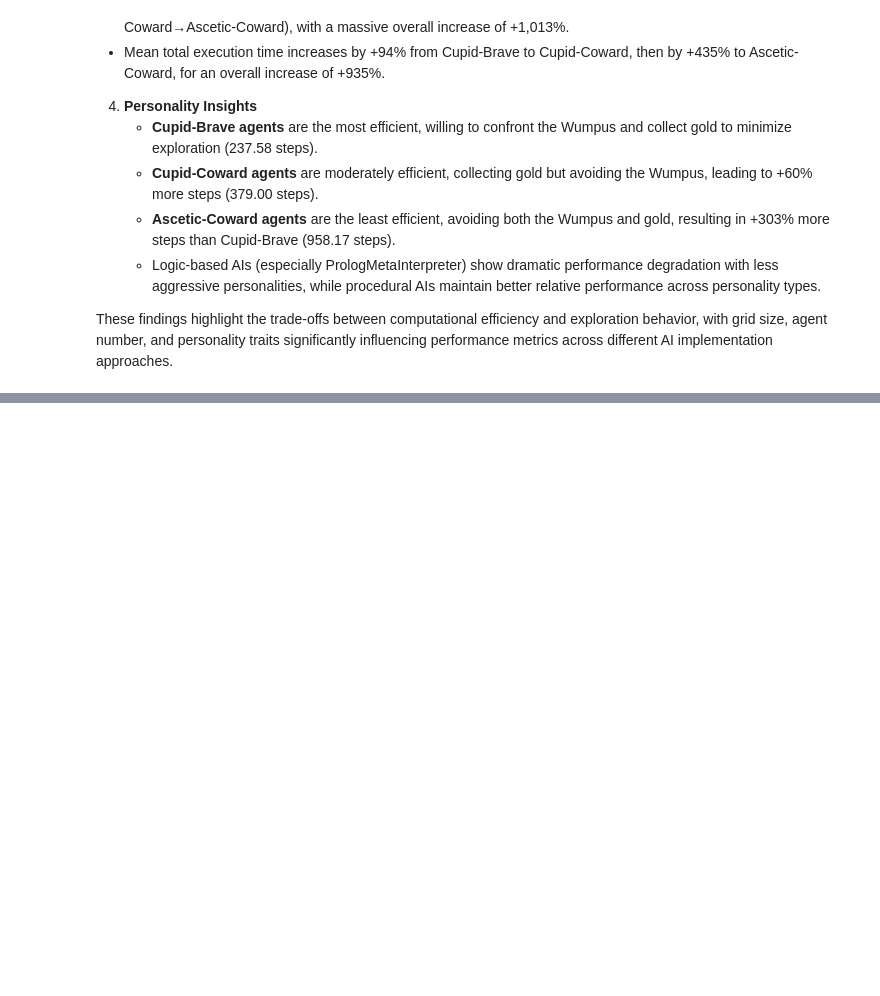
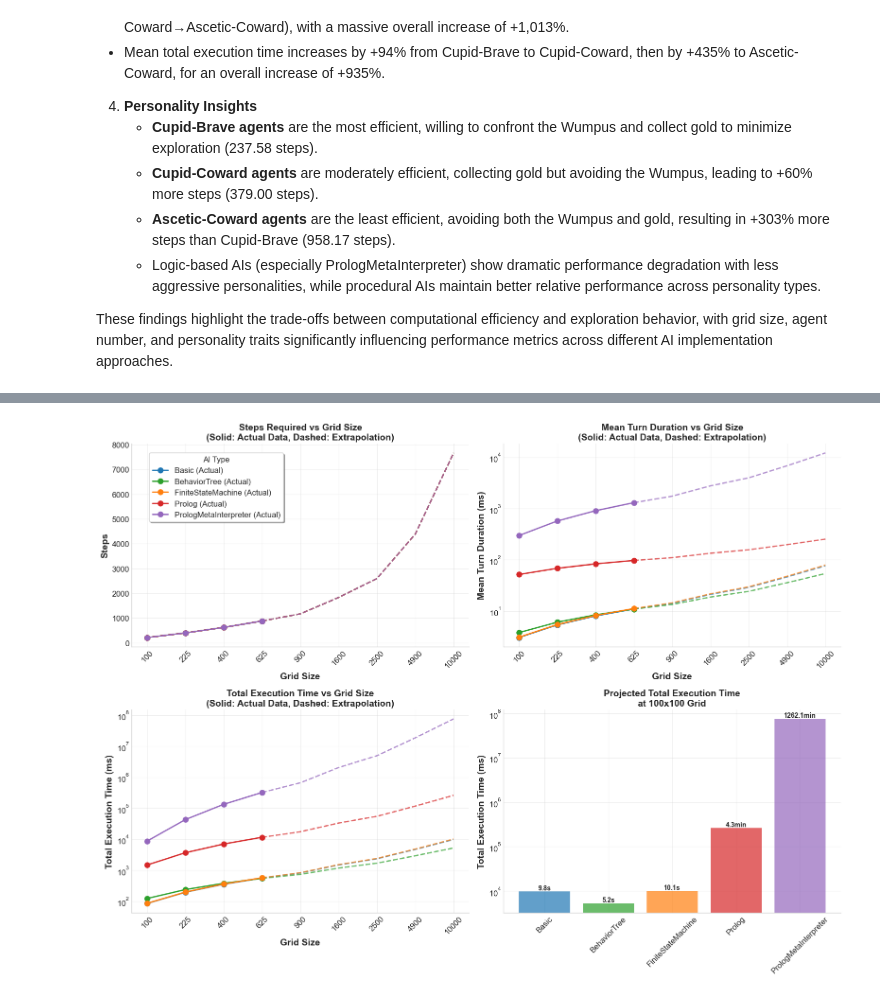
Before and after one commit to lapeyrade/WumpusWorld, a Jupyter notebook: data/data_analysis.ipynb, the cells around one changed output, grey strips where cells are left out. Drawn from its saved outputs; the diff is of its cells as text; code cells hidden in the pictures; blank space fills up the shorter version.

```diff
--- a/data/data_analysis.ipynb
+++ b/data/data_analysis.ipynb
@@ -1185,0 +1353,94 @@ These findings highlight the trade-offs between computational efficiency and exp
+# %%
+# Create comprehensive extrapolation plot for grid size scaling
+fig, axes = plt.subplots(2, 2, figsize=(16, 12))
+
+# Define grid size labels for x-axis
+grid_labels = ['100', '225', '400', '625', '900', '1600', '2500', '4900', '10000']
+actual_data_end = 4  # Index where actual data ends
+
+# Plot 1: Steps vs Grid Size
+ax = axes[0, 0]
+for ai_type in grid_extrapolations.keys():
+    y_vals = grid_extrapolations[ai_type]['steps']
+    # Plot actual data points
+    ax.plot(range(actual_data_end), y_vals[:actual_data_end], 'o-',
+            color=ai_colors[ai_type], linewidth=2, markersize=8, label=f'{ai_type} (Actual)')
+    # Plot extrapolated data
+    ax.plot(range(actual_data_end-1, len(extended_grid_sizes)), y_vals[actual_data_end-1:],
+            '--', color=ai_colors[ai_type], linewidth=2, alpha=0.7)
+
+ax.set_title('Steps Required vs Grid Size\n(Solid: Actual Data, Dashed: Extrapolation)', fontweight='bold', fontsize=14)
+ax.set_xlabel('Grid Size', fontweight='bold')
+ax.set_ylabel('Steps', fontweight='bold')
+ax.set_xticks(range(len(grid_labels)))
+ax.set_xticklabels(grid_labels, rotation=45)
+ax.grid(True, alpha=0.3)
+
+# Plot 2: Mean Turn Duration vs Grid Size
+ax = axes[0, 1]
+for ai_type in grid_extrapolations.keys():
+    y_vals = grid_extrapolations[ai_type]['mean_turn']
+    ax.plot(range(actual_data_end), y_vals[:actual_data_end], 'o-',
+            color=ai_colors[ai_type], linewidth=2, markersize=8, label=f'{ai_type} (Actual)')
+    ax.plot(range(actual_data_end-1, len(extended_grid_sizes)), y_vals[actual_data_end-1:],
+            '--', color=ai_colors[ai_type], linewidth=2, alpha=0.7)
+
+ax.set_title('Mean Turn Duration vs Grid Size\n(Solid: Actual Data, Dashed: Extrapolation)', fontweight='bold', fontsize=14)
+ax.set_xlabel('Grid Size', fontweight='bold')
+ax.set_ylabel('Mean Turn Duration (ms)', fontweight='bold')
+ax.set_xticks(range(len(grid_labels)))
+ax.set_xticklabels(grid_labels, rotation=45)
+ax.set_yscale('log')
+ax.grid(True, alpha=0.3)
+
+# Plot 3: Total Execution Time vs Grid Size
+ax = axes[1, 0]
+for ai_type in grid_extrapolations.keys():
+    y_vals = grid_extrapolations[ai_type]['total_time']
+    ax.plot(range(actual_data_end), y_vals[:actual_data_end], 'o-',
+            color=ai_colors[ai_type], linewidth=2, markersize=8, label=f'{ai_type} (Actual)')
+    ax.plot(range(actual_data_end-1, len(extended_grid_sizes)), y_vals[actual_data_end-1:],
+            '--', color=ai_colors[ai_type], linewidth=2, alpha=0.7)
+
+ax.set_title('Total Execution Time vs Grid Size\n(Solid: Actual Data, Dashed: Extrapolation)', fontweight='bold', fontsize=14)
+ax.set_xlabel('Grid Size', fontweight='bold')
+ax.set_ylabel('Total Execution Time (ms)', fontweight='bold')
+ax.set_xticks(range(len(grid_labels)))
+ax.set_xticklabels(grid_labels, rotation=45)
+ax.set_yscale('log')
+ax.grid(True, alpha=0.3)
+
+# Plot 4: Performance comparison at 100x100 grid
+ax = axes[1, 1]
+ai_types = list(grid_extrapolations.keys())
+steps_100x100 = [grid_extrapolations[ai]['steps'][-1] for ai in ai_types]
+time_100x100 = [grid_extrapolations[ai]['total_time'][-1] for ai in ai_types]
+
+bars = ax.bar(ai_types, time_100x100, color=[ai_colors[ai] for ai in ai_types], alpha=0.7)
+ax.set_title('Projected Total Execution Time\nat 100x100 Grid', fontweight='bold', fontsize=14)
+ax.set_ylabel('Total Execution Time (ms)', fontweight='bold')
+ax.set_yscale('log')
+ax.tick_params(axis='x', rotation=45)
+ax.grid(True, alpha=0.3)
+
+# Add value labels on bars
+for bar, time_val in zip(bars, time_100x100):
+    height = bar.get_height()
+    if time_val < 1000:
+        label = f'{time_val:.0f}ms'
+    elif time_val < 60000:
+        label = f'{time_val/1000:.1f}s'
+    else:
+        label = f'{time_val/60000:.1f}min'
+    ax.text(bar.get_x() + bar.get_width()/2., height, label,
+            ha='center', va='bottom', fontweight='bold', fontsize=10)
+# Create a common legend for all subplots
+handles, labels = axes[0, 0].get_legend_handles_labels()
+fig.legend(handles, labels, bbox_to_anchor=(0.07, 0.94), loc='upper left', fontsize=12,
+          frameon=True, fancybox=True, shadow=True, title='AI Type')
+
+plt.tight_layout()
+plt.savefig('./figures/grid_size_extrapolation_comprehensive.pdf', dpi=300, bbox_inches='tight')
+plt.show()
+# %% [output]
+[figure, added]
```
Also changed, not shown: parts of 11 cells of this notebook, 2 other files.
